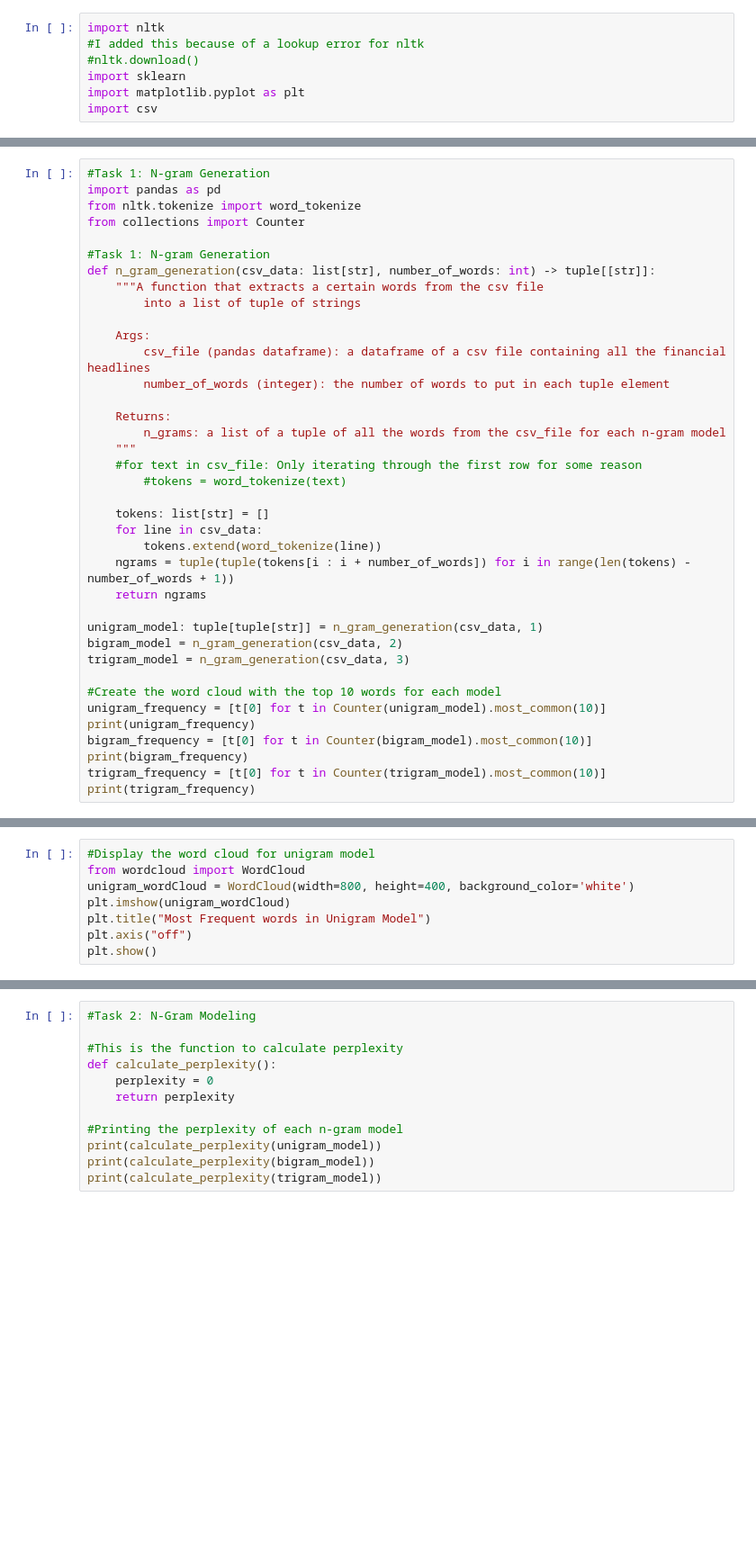
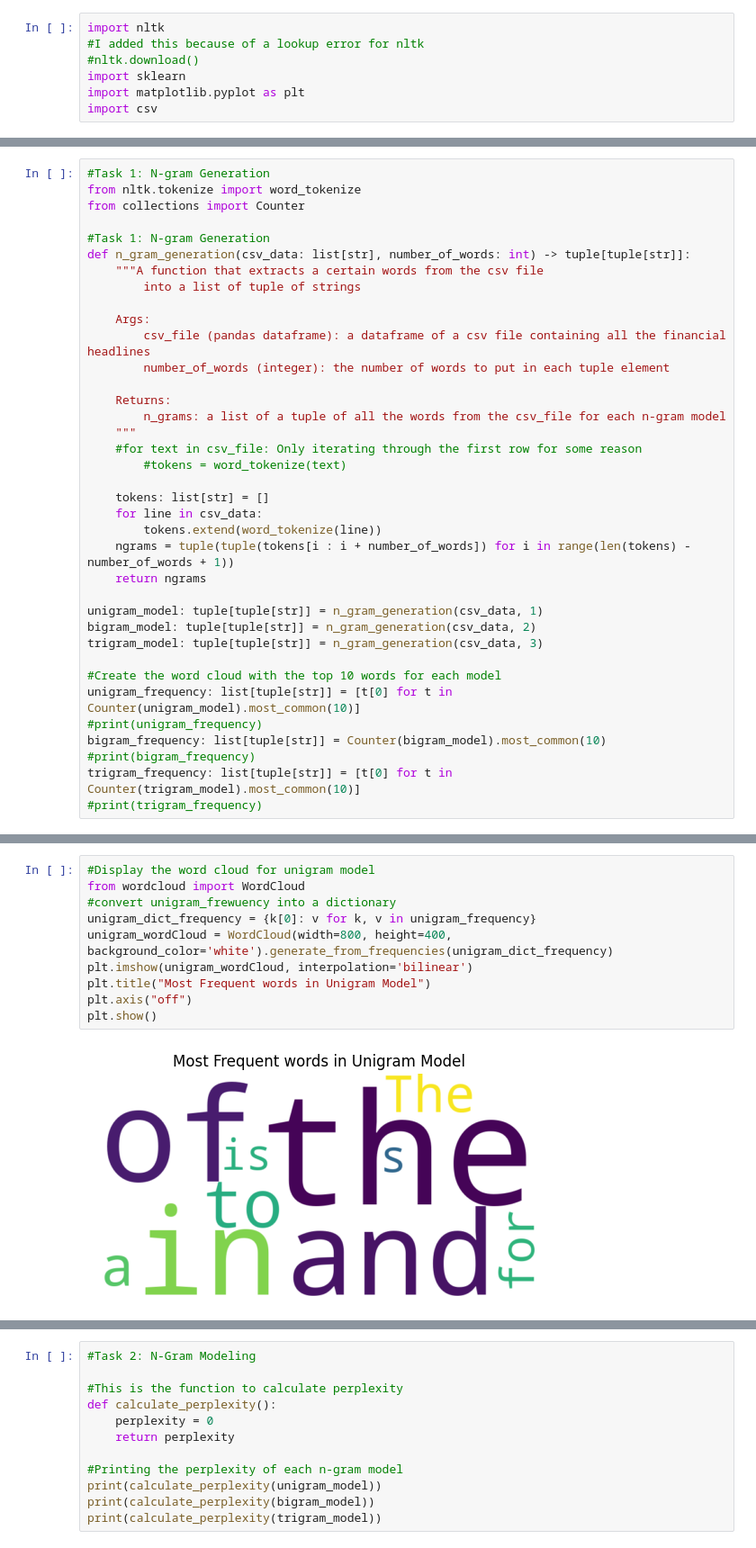
Before and after one commit to AJ-Gaston/CS733-NLP, a Jupyter notebook: Assignment1/Assignment1.ipynb, the cells around one changed output, grey strips where cells are left out. Shown: that part at 90% size. Drawn from its saved outputs; the diff is of its cells as text; blank space fills up the shorter version.

Commit message:
'generating word clouds'

```diff
--- a/Assignment1/Assignment1.ipynb
+++ b/Assignment1/Assignment1.ipynb
@@ -45,11 +42,10 @@ According to Gran  the company has no plans to move all production to Russia  al
 # %%
 #Task 1: N-gram Generation
-import pandas as pd
 from nltk.tokenize import word_tokenize
 from collections import Counter
 
 #Task 1: N-gram Generation
-def n_gram_generation(csv_data: list[str], number_of_words: int) -> tuple[[str]]:
+def n_gram_generation(csv_data: list[str], number_of_words: int) -> tuple[tuple[str]]:
     """A function that extracts a certain words from the csv file
         into a list of tuple of strings
 
@@ -70,13 +66,13 @@ def n_gram_generation(csv_data: list[str], number_of_words: int) -> tuple[[str]]
     return ngrams
 
 unigram_model: tuple[tuple[str]] = n_gram_generation(csv_data, 1)
-bigram_model = n_gram_generation(csv_data, 2)
-trigram_model = n_gram_generation(csv_data, 3)
+bigram_model: tuple[tuple[str]] = n_gram_generation(csv_data, 2)
+trigram_model: tuple[tuple[str]] = n_gram_generation(csv_data, 3)
 
 #Create the word cloud with the top 10 words for each model
-unigram_frequency = [t[0] for t in Counter(unigram_model).most_common(10)]
-print(unigram_frequency)
-bigram_frequency = [t[0] for t in Counter(bigram_model).most_common(10)]
-print(bigram_frequency)
-trigram_frequency = [t[0] for t in Counter(trigram_model).most_common(10)]
-print(trigram_frequency)
+unigram_frequency: list[tuple[str]] = [t[0] for t in Counter(unigram_model).most_common(10)]
+#print(unigram_frequency)
+bigram_frequency: list[tuple[str]] = Counter(bigram_model).most_common(10)
+#print(bigram_frequency)
+trigram_frequency: list[tuple[str]] = [t[0] for t in Counter(trigram_model).most_common(10)]
+#print(trigram_frequency)
@@ -83,11 +81,15 @@ print(trigram_frequency)
 # %%
 #Display the word cloud for unigram model
 from wordcloud import WordCloud
-unigram_wordCloud = WordCloud(width=800, height=400, background_color='white')
-plt.imshow(unigram_wordCloud)
+#convert unigram_frewuency into a dictionary
+unigram_dict_frequency = {k[0]: v for k, v in unigram_frequency}
+unigram_wordCloud = WordCloud(width=800, height=400, background_color='white').generate_from_frequencies(unigram_dict_frequency)
+plt.imshow(unigram_wordCloud, interpolation='bilinear')
 plt.title("Most Frequent words in Unigram Model")
 plt.axis("off")
 plt.show()
+# %% [output]
+[figure, added]
 # %%
 #Display the word cloud for bigram model
 from wordcloud import WordCloud
```
Also changed, not shown: parts of 4 cells of this notebook.
